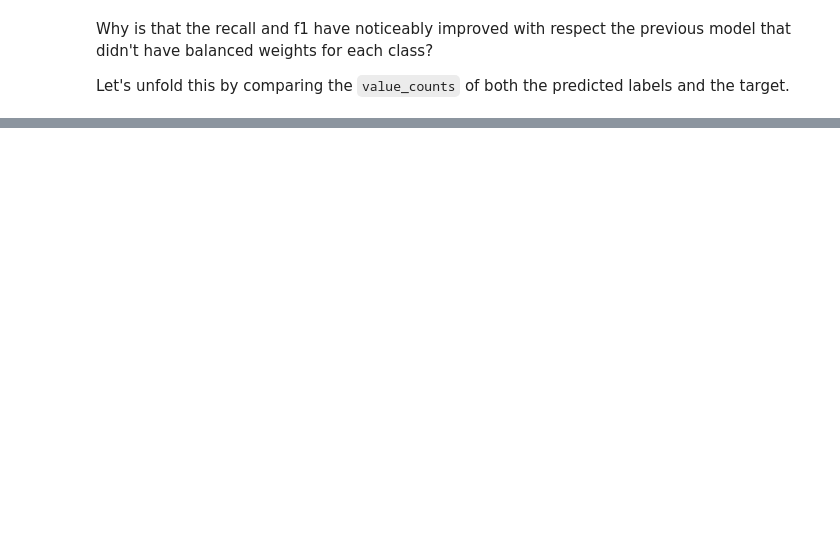
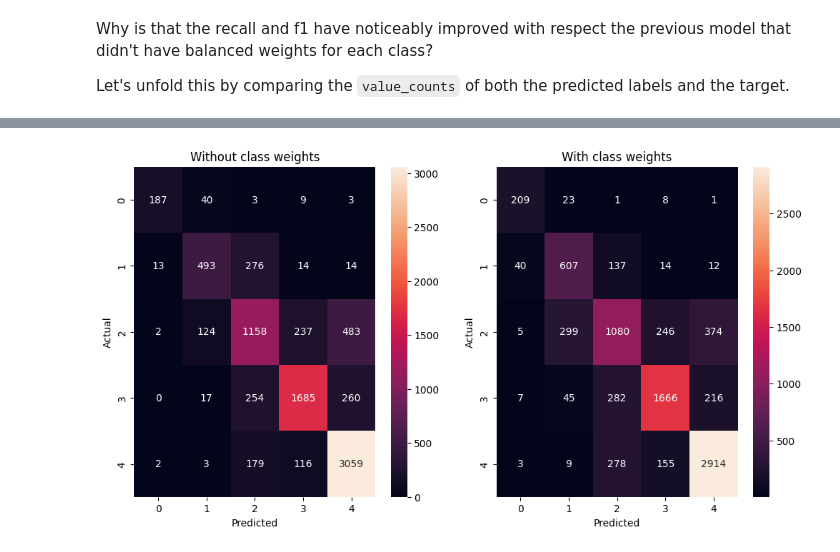
Before and after one commit to Pikurrot/ml-project-uab, a Jupyter notebook: analysis_svm.ipynb, the cells around one changed output, grey strips where cells are left out. Saved outputs shown, nothing was run; the diff lists cells and outputs as text; code cells hidden in the pictures; blank space fills up the shorter version.

```diff
--- a/analysis_svm.ipynb
+++ b/analysis_svm.ipynb
@@ -150,0 +183,7 @@ Since, f1 score is much higher (balance between precision and recall) and we're
+# %%
+X_train, X_test, y_train, y_test= utils.preprocessing_LS(df)
+
+parameters = {'C':[0.1, 1, 10]}
+clf = SVM_model()
+grid_search = GridSearchCV(clf, parameters, cv=5, scoring="accuracy", return_train_score=True, n_jobs = -1)
+grid_search.fit(X_train, y_train)
@@ -150,0 +200,6 @@ Since, f1 score is much higher (balance between precision and recall) and we're
+# %%
+X_train2, X_val, y_train2, y_val = train_test_split(X_train, y_train, test_size=0.2, random_state=42)
+
+clf = SVM_model(C=15)
+clf.fit(X_train2, y_train2)
+clf.compute_metrics(X_val, y_val)
@@ -150,0 +211,4 @@ Since, f1 score is much higher (balance between precision and recall) and we're
+# %%
+clf_bal = SVM_model(C=15, class_weight = 'balanced')
+clf_bal.fit(X_train2, y_train2)
+clf_bal.compute_metrics(X_val, y_val)
@@ -150,0 +246,15 @@ Since, f1 score is much higher (balance between precision and recall) and we're
+# %%
+fig, ax = plt.subplots(1, 2, figsize=(12, 6))
+conf_matrix = clf.conf_matrix(X_val, y_val)
+conf_matrix_bal = clf_bal.conf_matrix(X_val, y_val)
+sns.heatmap(conf_matrix, annot=True, fmt='g', ax=ax[0])
+sns.heatmap(conf_matrix_bal, annot=True, fmt='g', ax=ax[1])
+ax[0].set_title("Without class weights")
+ax[0].set_xlabel("Predicted")
+ax[0].set_ylabel("Actual")
+ax[1].set_title("With class weights")
+ax[1].set_xlabel("Predicted")
+ax[1].set_ylabel("Actual")
+plt.show()
+# %% [output]
+[figure, added]
```
Also changed, not shown: parts of 28 cells of this notebook.
